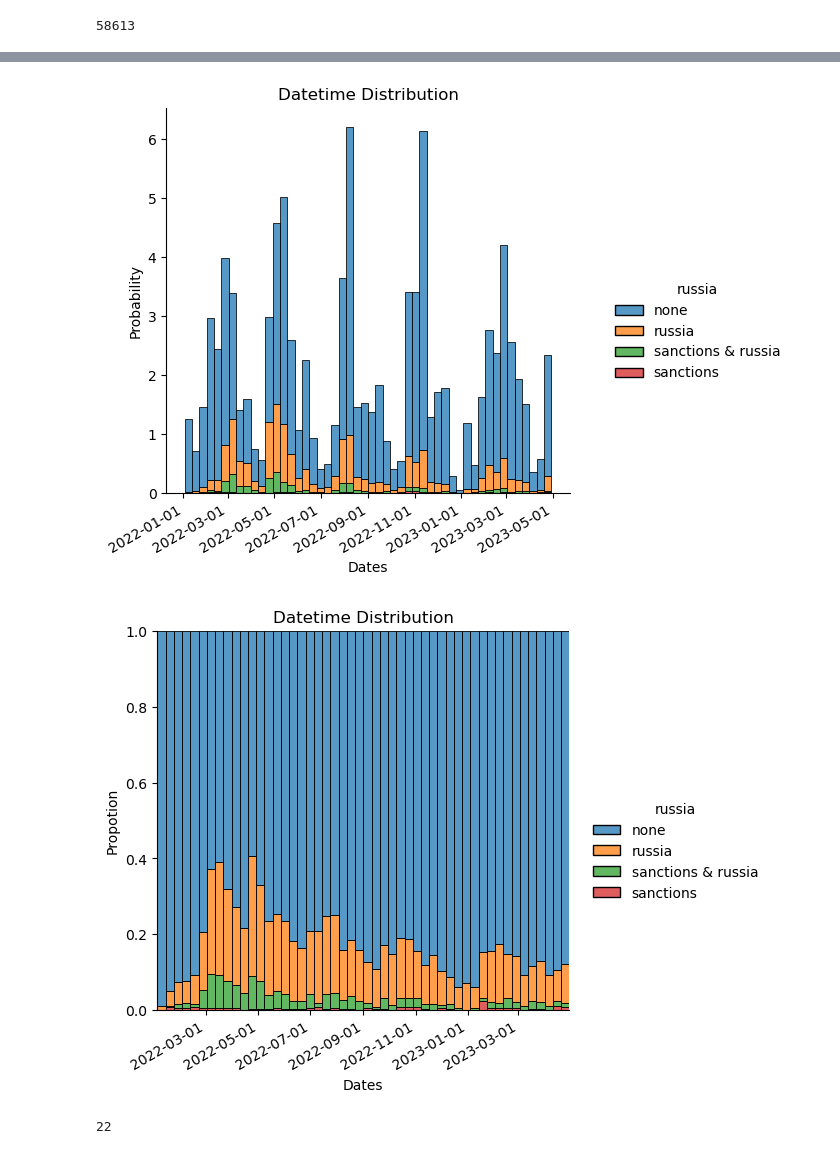
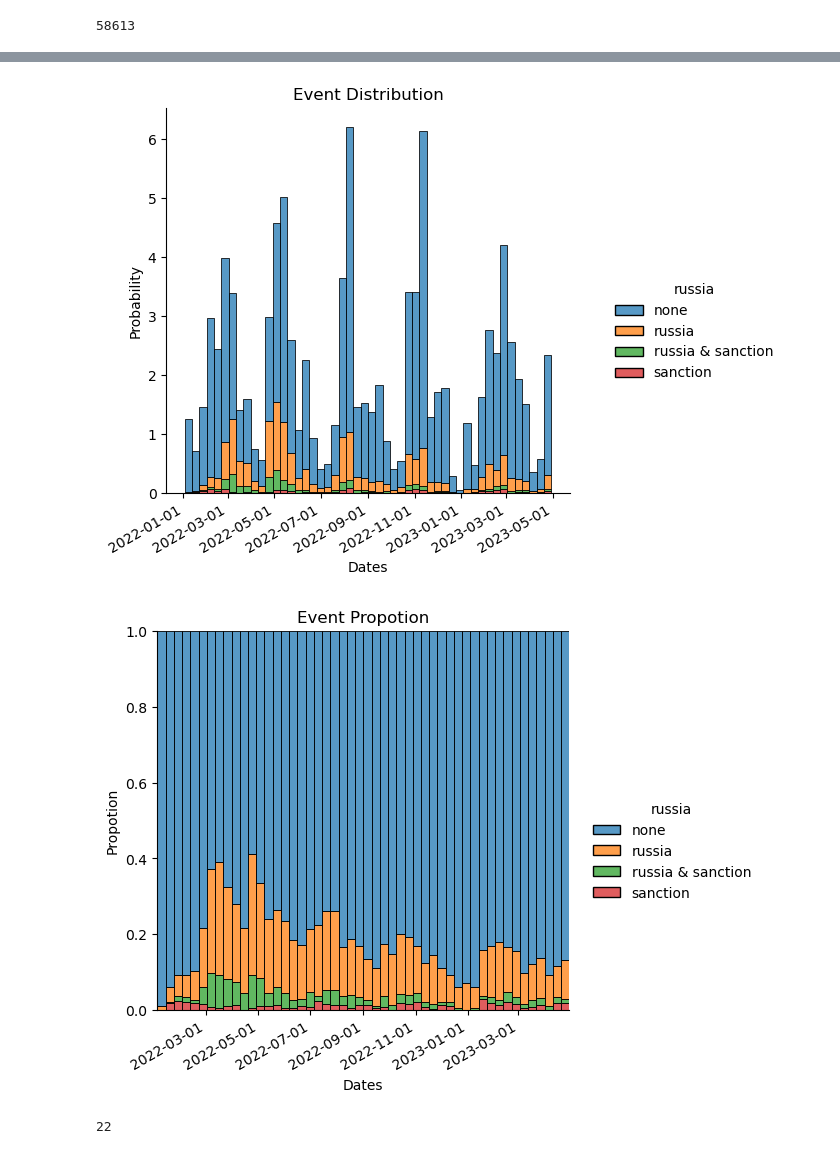
Before and after one commit to falseAzure/infineac, a Jupyter notebook: notebooks/overview.ipynb, the cells around one changed output, grey strips where cells are left out. Cells and saved outputs as stored; diff of their text form; code cells hidden in the pictures.

```diff
--- a/notebooks/overview.ipynb
+++ b/notebooks/overview.ipynb
@@ -6,7 +6,11 @@ import glob
 from pathlib import Path
 import polars as pl
 import re
+import gzip
 import sys
+import random
+import shutil
+import numpy as np
 import pandas as pd
 import seaborn as sns
 import matplotlib.pyplot as plt
@@ -18,7 +22,8 @@ import file_loader
 %load_ext autoreload
 %autoreload 2
 
-PATH_DIR = "../data/Transcripts/"
+PATH_DIR = "../data/transcripts/"
+random.seed(111)
 # %% [output]
 The autoreload extension is already loaded. To reload it, use:
   %reload_ext autoreload
@@ -36,0 +60,26 @@ events_filt = [event for event in events if "date" in event.keys() and event['ac
+# %%
+file = [event['file'] for event in events_filt]
+id = [event['id'] for event in events_filt]
+year_upload = [event['year_upload'] for event in events_filt]
+company = [event['company_name'] for event in events_filt]
+ticker = [event['company_ticker'] for event in events_filt]
+ticker_new = [re.sub('\\..*', '', t) for t in ticker]
+dates = [event['date'] for event in events_filt if "date" in event.keys()]
+numeric_values = mdates.date2num(dates)
+
+russia_and_sanction = [get_russia_and_sanction(event['body_orig']) for event in events_filt]
+election = [get_elections(event['body_orig']) for event in events_filt]
+russia_count = [event['body_orig'].lower().count('russia') for event in events_filt]
+sanction_count = [event['body_orig'].lower().count('sanction') for event in events_filt]
+# %%
+df = pd.DataFrame({'file': file,
+                   'year_upload': year_upload,
+                   'company': company,
+                   'ticker':ticker,
+                   'ticker_new': ticker_new,
+                   'date': dates,
+                   'dates_num' : numeric_values,
+                   'russia': russia_and_sanction,
+                   'russia_count': russia_count,
+                   'sanction_count': sanction_count,
+                   'election': election})
@@ -59,2 +136,0 @@ numeric_values = mdates.date2num(dates)
-# %%
-df = pd.DataFrame({'date': dates, 'dates_num' : numeric_values, 'russia': russia, 'russia_count': russia_count})
@@ -90,7 +141,7 @@ sns.displot(df, x="dates_num", hue="russia", bins=50, stat="percent", common_nor
 # plt.plot_date(dates, numeric_values, '-o')  # '-o' adds markers on the data points
 plt.xlabel('Dates')
 plt.ylabel('Probability')
-plt.title('Datetime Distribution')
+plt.title('Event Distribution')
 
 # Add x-axis ticks and labels
 plt.gca().xaxis.set_major_locator(mdates.AutoDateLocator())
@@ -100,25 +151,25 @@ plt.gcf().autofmt_xdate()  # Adjusts the date labels rotation for better visibil
 
 plt.show()
 # %% [output]
-[figure, old version]
+[figure, new version]
 # %%
 # plt.hist(numeric_values, bins=50)
 # sns.histplot(numeric_values, bins=50)
 sns.displot(df, x="dates_num", hue="russia", bins=50, stat="proportion", common_norm=True, multiple="fill")
 # plt.plot_date(dates, numeric_values, '-o')  # '-o' adds markers on the data points
 plt.xlabel('Dates')
 plt.ylabel('Propotion')
-plt.title('Datetime Distribution')
+plt.title('Event Propotion')
 
 # Add x-axis ticks and labels
 plt.gca().xaxis.set_major_locator(mdates.AutoDateLocator())
 plt.gca().xaxis.set_major_formatter(mdates.DateFormatter('%Y-%m-%d'))  # Customize date format as needed
 
 plt.gcf().autofmt_xdate()  # Adjusts the date labels rotation for better visibility
 
 plt.show()
 # %% [output]
-[figure, old version]
+[figure, new version]
 # %%
 len(set(dates))
 # %% [output]
```
Also changed, not shown: parts of 20 cells of this notebook.
